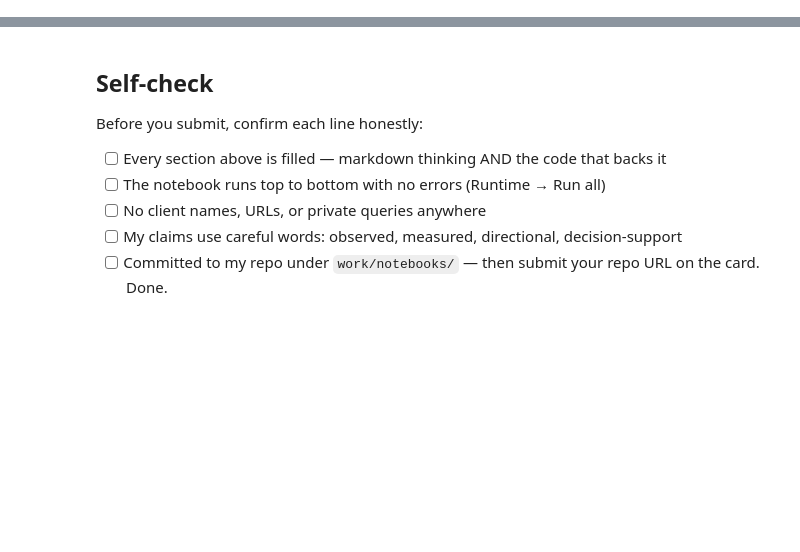
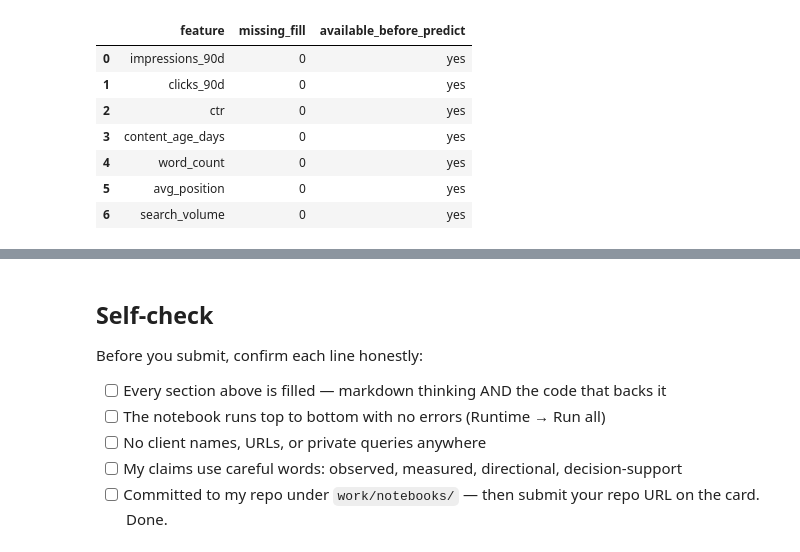
Before and after one commit to Fatima-05/FlyRank-ML, a Jupyter notebook: work/notebooks/w03_feature_leakage_check.ipynb, the cells around one changed output, grey strips where cells are left out. Cells and saved outputs as stored; diff of their text form; code cells hidden in the pictures; blank space fills up the shorter version.

```diff
--- a/work/notebooks/w03_feature_leakage_check.ipynb
+++ b/work/notebooks/w03_feature_leakage_check.ipynb
@@ -25,3 +72,19 @@ This skeleton is yours to fill. Work the sections **in order** — each one has
+# %%
+notes = pd.DataFrame({
+    "feature": feature_cols,
+    "missing_fill": ["0"] * len(feature_cols),
+    "available_before_predict": ["yes"] * len(feature_cols),
+})
+notes
+# %% [output]
+|  | feature | missing_fill | available_before_predict |
+| 0 | impressions_90d | 0 | yes |
+| 1 | clicks_90d | 0 | yes |
+| 2 | ctr | 0 | yes |
+| 3 | content_age_days | 0 | yes |
+| 4 | word_count | 0 | yes |
+| 5 | avg_position | 0 | yes |
+| 6 | search_volume | 0 | yes |
 # %% [markdown]
 ## 3. The leakage hunt
 
```
Also changed, not shown: parts of 14 cells of this notebook.
